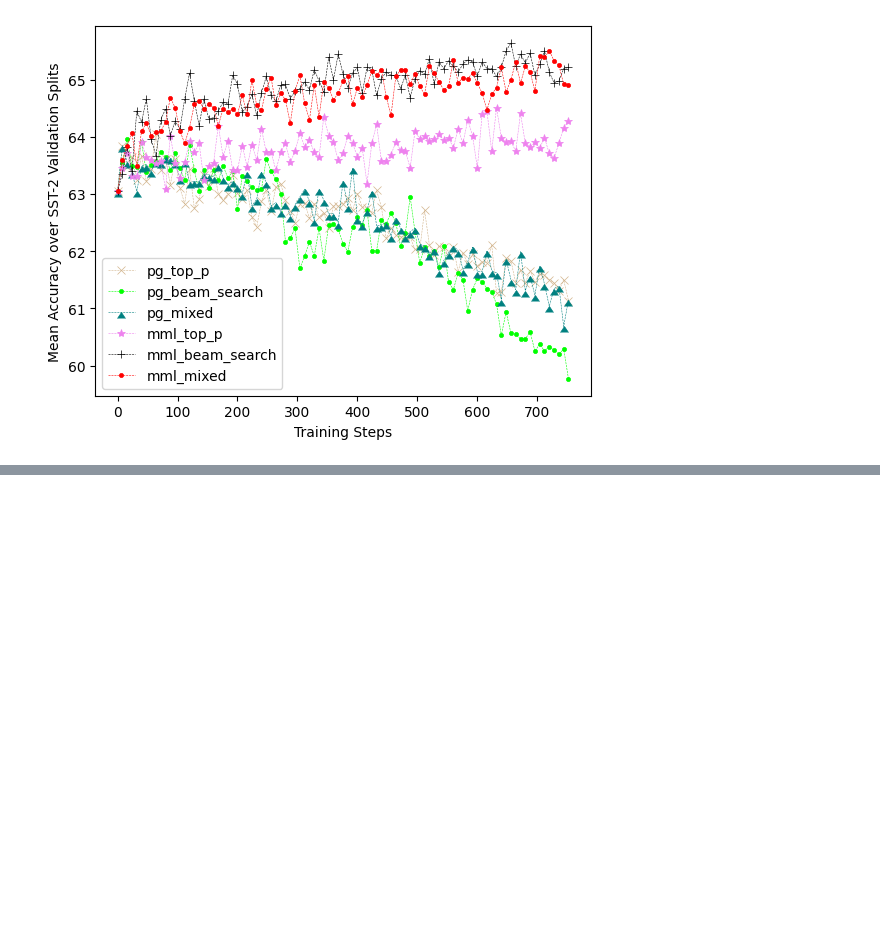
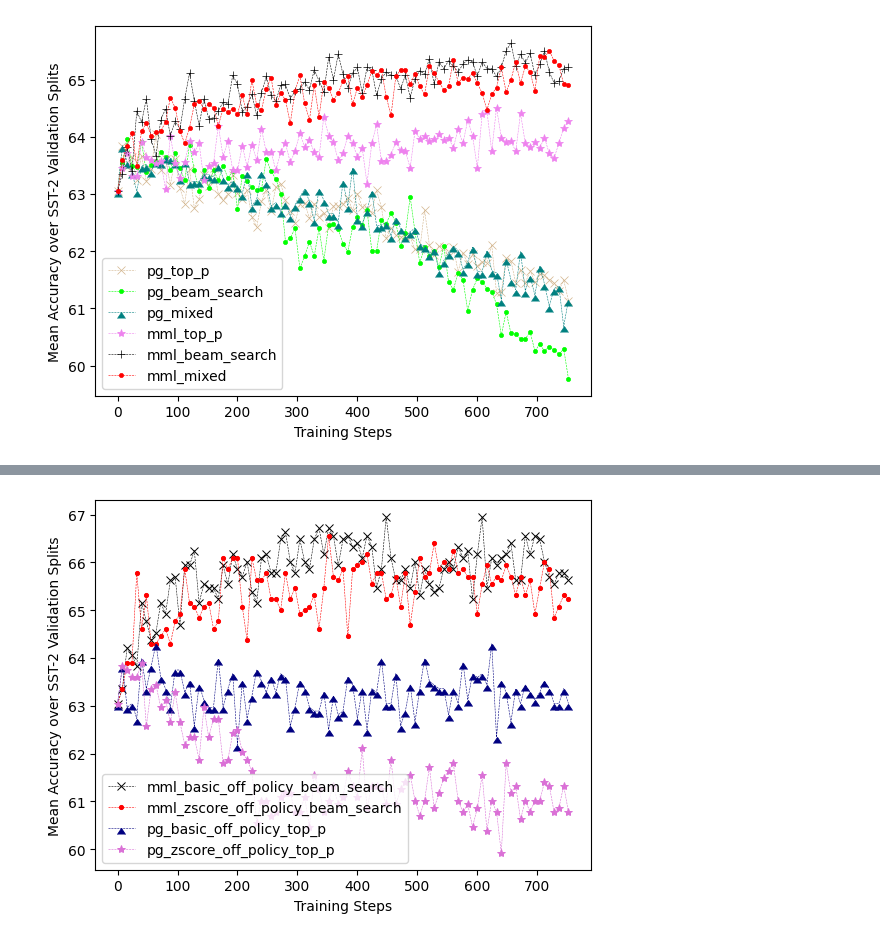
Before and after one commit to SaeedNajafi/RIFF, a Jupyter notebook: compare-search-methods.ipynb, the cells around one changed output, grey strips where cells are left out. Saved outputs shown, nothing was run; the diff lists cells and outputs as text; code cells hidden in the pictures; blank space fills up the shorter version.

Commit message:
save only basic reward results

```diff
--- a/compare-search-methods.ipynb
+++ b/compare-search-methods.ipynb
@@ -183,0 +180,41 @@ fig.savefig("mml_vs_pg.svg", format="svg", dpi=1200)
+# %%
+"""
+# is pg better than mml?
+
+fig = plt.figure()
+
+experiments_to_see = [
+    "mml_basic_off_policy_beam_search",
+    "mml_zscore_off_policy_beam_search",
+    #"mml_zscore_on_policy_beam_search",
+    #"mml_basic_on_policy_beam_search",
+    #"pg_basic_on_policy_top_p",
+    "pg_basic_off_policy_top_p",
+    #"pg_zscore_on_policy_top_p",
+    "pg_zscore_off_policy_top_p",
+]
+# local_colors = ["tan", "lime", "teal", "violet", "black", "red", "blue", "green"]
+linestyles = ["--", "--", "--", "--", "--", "--", "--", "--"]
+
+markers = ["x", ".", 6, "*", "+", ".", "v", "1", "2", "3"]
+for idx, exp in enumerate(experiments_to_see):
+    plt.plot(
+        experiment_steps[exp],
+        experiment_means[exp],
+        color=colors[exp],
+        marker=markers[idx],
+        linewidth=0.4,
+        label=exp,
+        markeredgewidth=0.7,
+        linestyle=linestyles[idx],
+    )
+
+plt.legend()
+plt.xlabel("Training Steps")
+plt.ylabel("Mean Accuracy over SST-2 Validation Splits")
+
+plt.show()
+fig.savefig("mml_vs_pg.svg", format="svg", dpi=1200)
+"""
+# %% [output]
+[figure, added]
```
Also changed, not shown: parts of 1 cell of this notebook, 1 other file.
